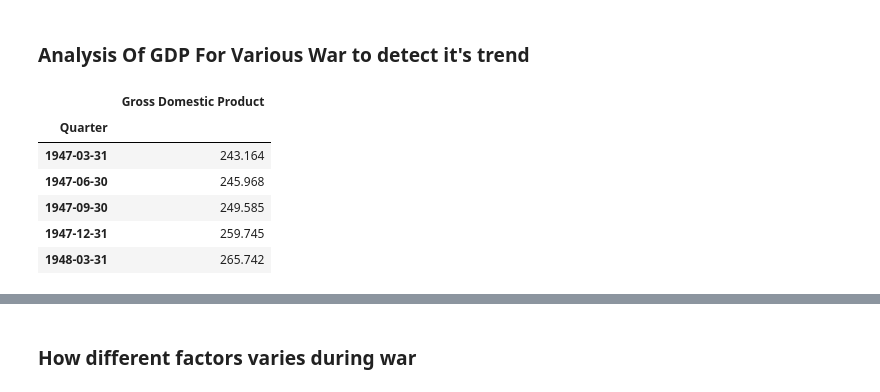
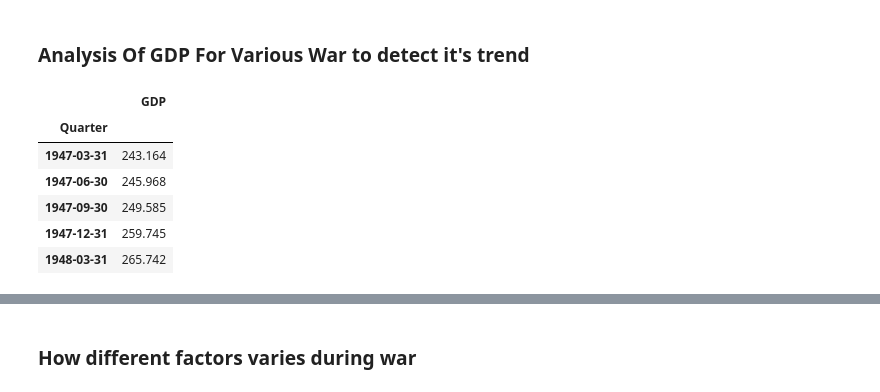
Before and after one commit to sairin94/war-economic-prediction, a Jupyter notebook: notebooks/Exploratory_Data_Analysis.ipynb, the cells around one changed output, grey strips where cells are left out. Cells and saved outputs as stored; diff of their text form; code cells hidden in the pictures.

```diff
--- a/notebooks/Exploratory_Data_Analysis.ipynb
+++ b/notebooks/Exploratory_Data_Analysis.ipynb
@@ -12,19 +22,3 @@ import matplotlib.pyplot as plt
-# %%
-def load_data():
-    df=pd.read_csv('../../data/war_economic_data.csv')
-    df=df[:-1]
-    return df
-# %%
-def clean_data(df):
-    df.drop('Unnamed: 0',axis=1,inplace=True)
-    df.set_index('Quarter', inplace=True)
-    df.columns = economic_data.columns.str.strip()
-    for col in df.columns:
-        if df[col].dtype == 'object':
-            df[col] = pd.to_numeric(df[col], errors='coerce')
-    df.bfill(axis=0, inplace=True)
-    df.ffill(axis=0, inplace=True)
-    return df
 # %%
 def plot_trend_economic_factor_war(df):
     war_periods = {
@@ -64,18 +59,16 @@ plot_trend_economic_factor_war(economic_fator_df)
 # %% [markdown]
 ### Analysis Of GDP For Various War to detect it's trend
-# %%
-economic_data=load_data()
-economic_data_cleaned=clean_data(economic_data)
-gdp_df = economic_data_cleaned[['Gross Domestic Product']].copy()
-gdp_df.head()
-# %% [output]
-|  | Gross Domestic Product |
-| Quarter |  |
-| 1947-03-31 | 243.164 |
-| 1947-06-30 | 245.968 |
-| 1947-09-30 | 249.585 |
-| 1947-12-31 | 259.745 |
-| 1948-03-31 | 265.742 |
+# %%
+gdp_df = economic_data_cleaned[['GDP']].copy()
+gdp_df.head()
+# %% [output]
+|  | GDP |
+| Quarter |  |
+| 1947-03-31 | 243.164 |
+| 1947-06-30 | 245.968 |
+| 1947-09-30 | 249.585 |
+| 1947-12-31 | 259.745 |
+| 1948-03-31 | 265.742 |
 # %%
 def gdp_plot_wars(df):
     war_periods = {
```
Also changed, not shown: parts of 15 cells of this notebook, 8 other files.
